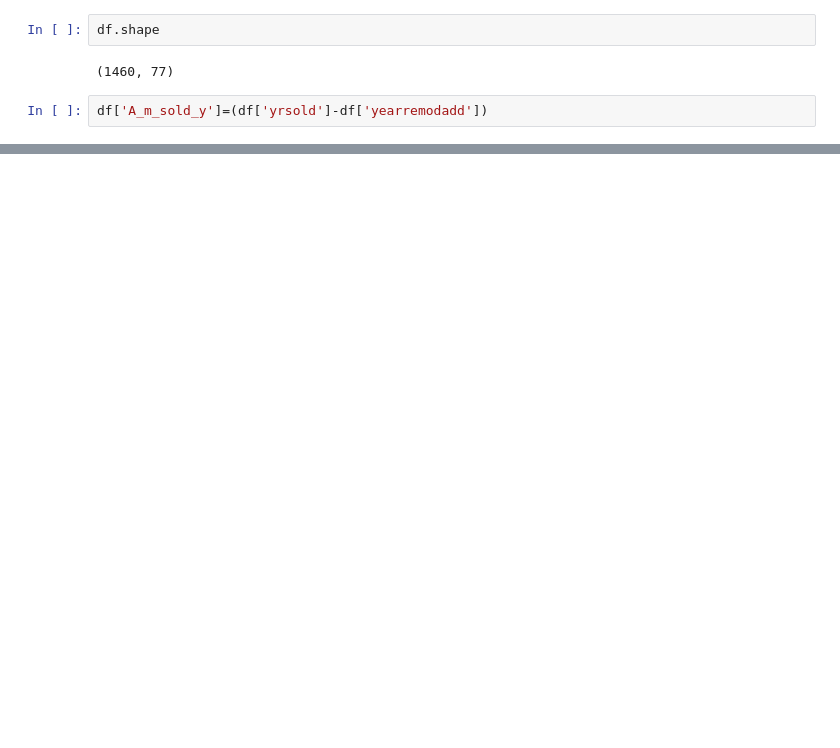
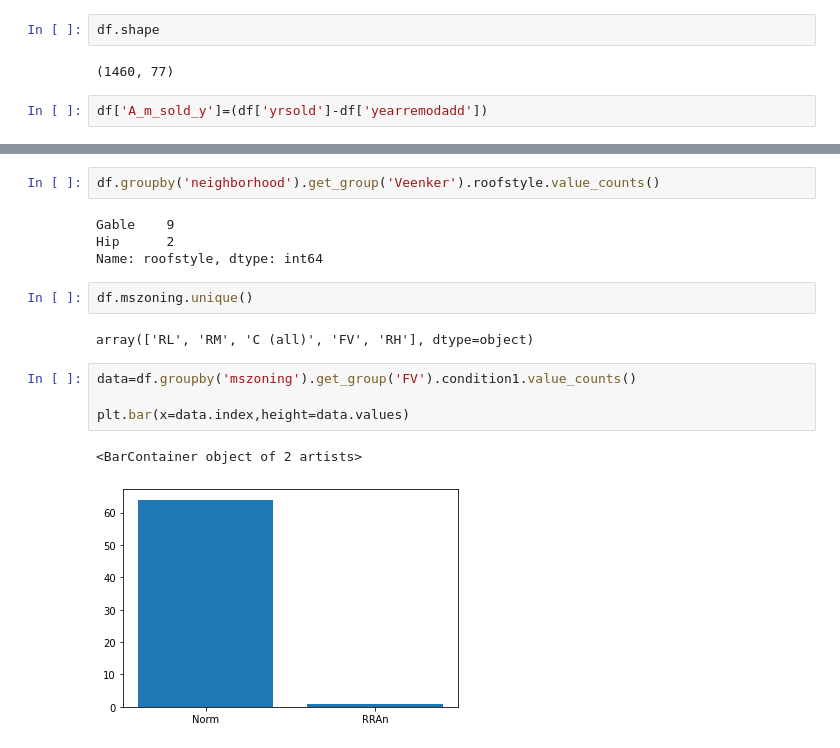
Before and after one commit to tosif91/machine_learning, a Jupyter notebook: basics/EDA_housing.ipynb, the cells around one changed output, grey strips where cells are left out. Saved outputs shown, nothing was run; the diff lists cells and outputs as text; blank space fills up the shorter version.

Commit message:
add new data

```diff
--- a/basics/EDA_housing.ipynb
+++ b/basics/EDA_housing.ipynb
@@ -664,0 +719,17 @@ df.head()
+# %%
+df.groupby('neighborhood').get_group('Veenker').roofstyle.value_counts()
+# %% [output]
+Gable    9
+Hip      2
+Name: roofstyle, dtype: int64
+# %%
+df.mszoning.unique()
+# %% [output]
+array(['RL', 'RM', 'C (all)', 'FV', 'RH'], dtype=object)
+# %%
+data=df.groupby('mszoning').get_group('FV').condition1.value_counts()
+
+plt.bar(x=data.index,height=data.values)
+# %% [output]
+<BarContainer object of 2 artists>
+[figure, added]
```
Also changed, not shown: parts of 14 cells of this notebook.
